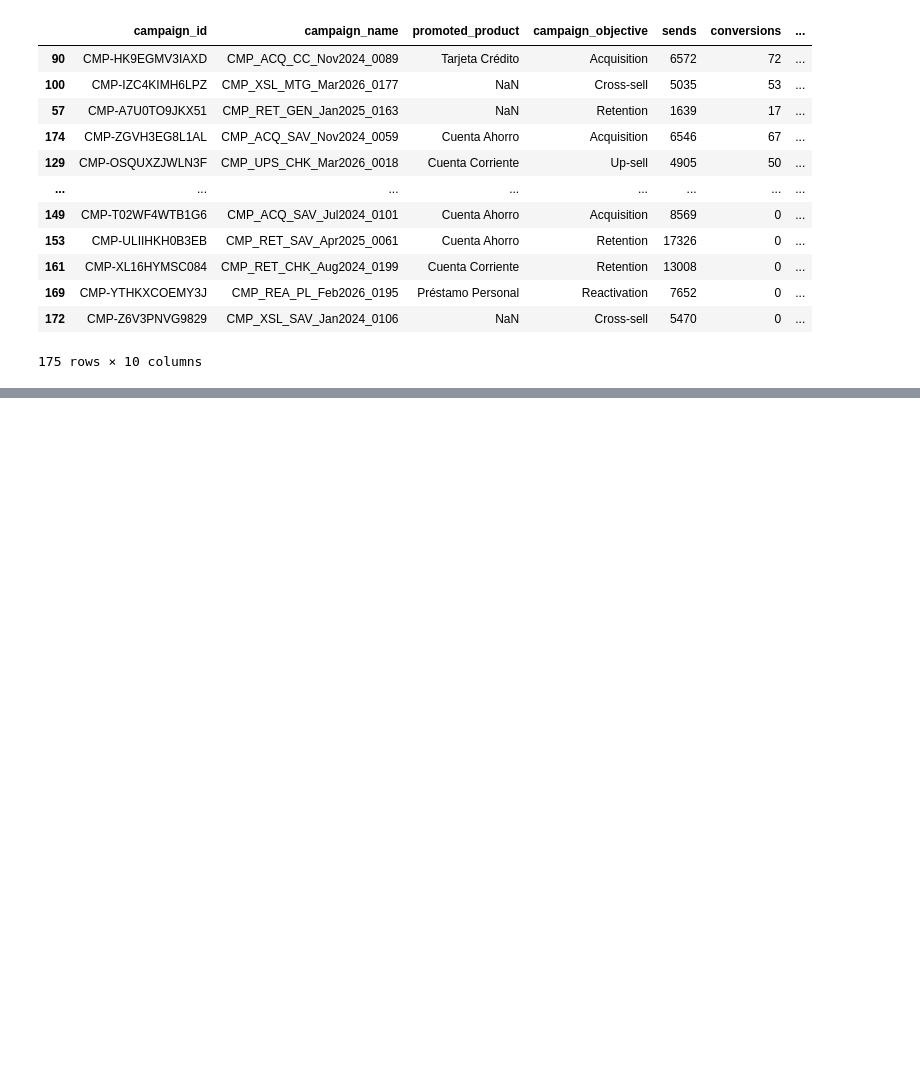
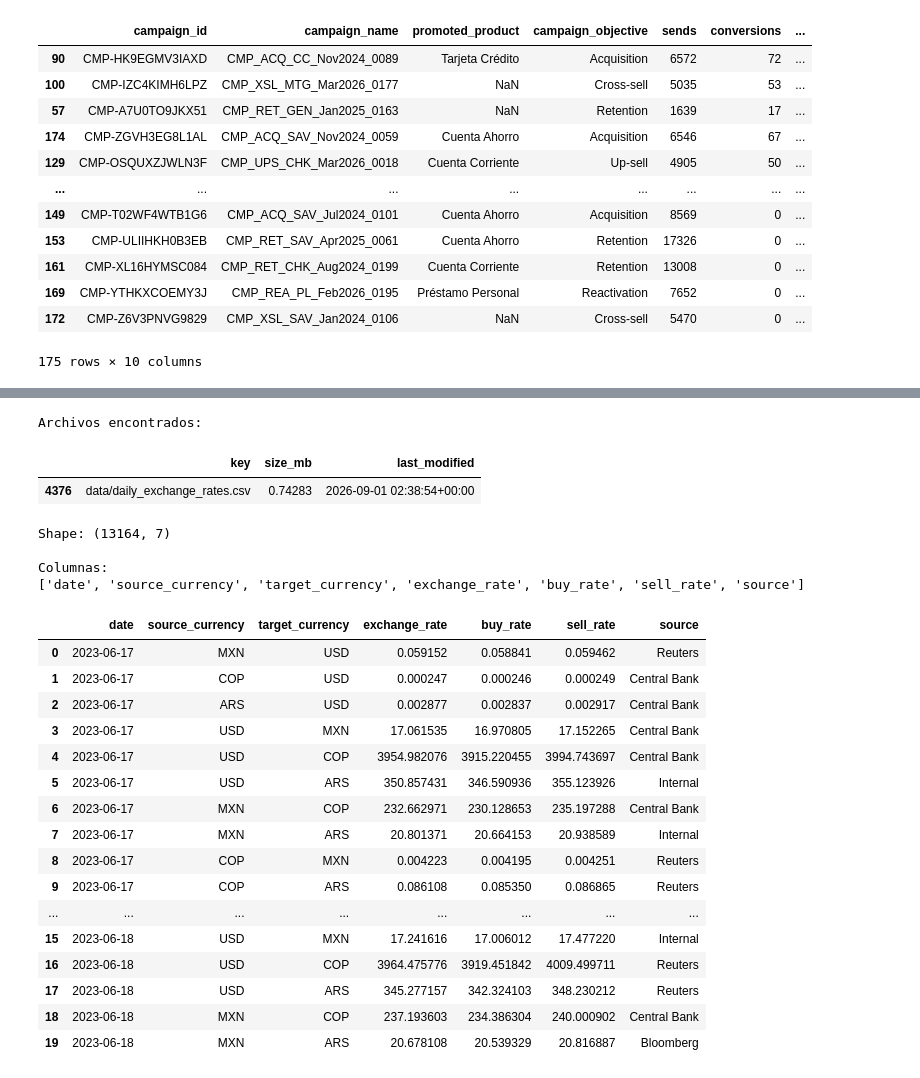
Before and after one commit to diegocaminor/factored-hackathon-2026-arbiter, a Jupyter notebook: 02_marketing_next_best_action.ipynb, the cells around one changed output, grey strips where cells are left out. Drawn from its saved outputs; the diff is of its cells as text; code cells hidden in the pictures; blank space fills up the shorter version.

```diff
--- a/02_marketing_next_best_action.ipynb
+++ b/02_marketing_next_best_action.ipynb
@@ -2106,0 +2479,56 @@ display(
+# %%
+# Buscar daily_exchange_rates dentro de files_df
+
+exchange_files = files_df[
+    files_df["key"]
+    .str.contains(
+        "daily_exchange_rates",
+        case=False,
+        na=False
+    )
+].copy()
+
+print("Archivos encontrados:")
+display(exchange_files)
+# %% [output]
+Archivos encontrados:
+|  | key | size_mb | last_modified |
+| 4376 | data/daily_exchange_rates.csv | 0.74283 | 2026-09-01 02:38:54+00:00 |
+# %%
+exchange_key = exchange_files.iloc[0]["key"]
+
+obj = s3.get_object(
+    Bucket=BUCKET_NAME,
+    Key=exchange_key
+)
+
+daily_exchange_rates = pd.read_csv(obj["Body"])
+
+print("Shape:", daily_exchange_rates.shape)
+
+print("\nColumnas:")
+print(daily_exchange_rates.columns.tolist())
+
+display(daily_exchange_rates.head(20))
+# %% [output]
+Shape: (13164, 7)
+
+Columnas:
+['date', 'source_currency', 'target_currency', 'exchange_rate', 'buy_rate', 'sell_rate', 'source']
+|  | date | source_currency | target_currency | exchange_rate | buy_rate | sell_rate | source |
+| 0 | 2023-06-17 | MXN | USD | 0.059152 | 0.058841 | 0.059462 | Reuters |
+| 1 | 2023-06-17 | COP | USD | 0.000247 | 0.000246 | 0.000249 | Central Bank |
+| 2 | 2023-06-17 | ARS | USD | 0.002877 | 0.002837 | 0.002917 | Central Bank |
+| 3 | 2023-06-17 | USD | MXN | 17.061535 | 16.970805 | 17.152265 | Central Bank |
+| 4 | 2023-06-17 | USD | COP | 3954.982076 | 3915.220455 | 3994.743697 | Central Bank |
+| 5 | 2023-06-17 | USD | ARS | 350.857431 | 346.590936 | 355.123926 | Internal |
+| 6 | 2023-06-17 | MXN | COP | 232.662971 | 230.128653 | 235.197288 | Central Bank |
+| 7 | 2023-06-17 | MXN | ARS | 20.801371 | 20.664153 | 20.938589 | Internal |
+| 8 | 2023-06-17 | COP | MXN | 0.004223 | 0.004195 | 0.004251 | Reuters |
+| 9 | 2023-06-17 | COP | ARS | 0.086108 | 0.085350 | 0.086865 | Reuters |
+| ... | ... | ... | ... | ... | ... | ... | ... |
+| 15 | 2023-06-18 | USD | MXN | 17.241616 | 17.006012 | 17.477220 | Internal |
+| 16 | 2023-06-18 | USD | COP | 3964.475776 | 3919.451842 | 4009.499711 | Reuters |
+| 17 | 2023-06-18 | USD | ARS | 345.277157 | 342.324103 | 348.230212 | Reuters |
+| 18 | 2023-06-18 | MXN | COP | 237.193603 | 234.386304 | 240.000902 | Central Bank |
+| 19 | 2023-06-18 | MXN | ARS | 20.678108 | 20.539329 | 20.816887 | Bloomberg |
```
Also changed, not shown: parts of 16 cells of this notebook.
